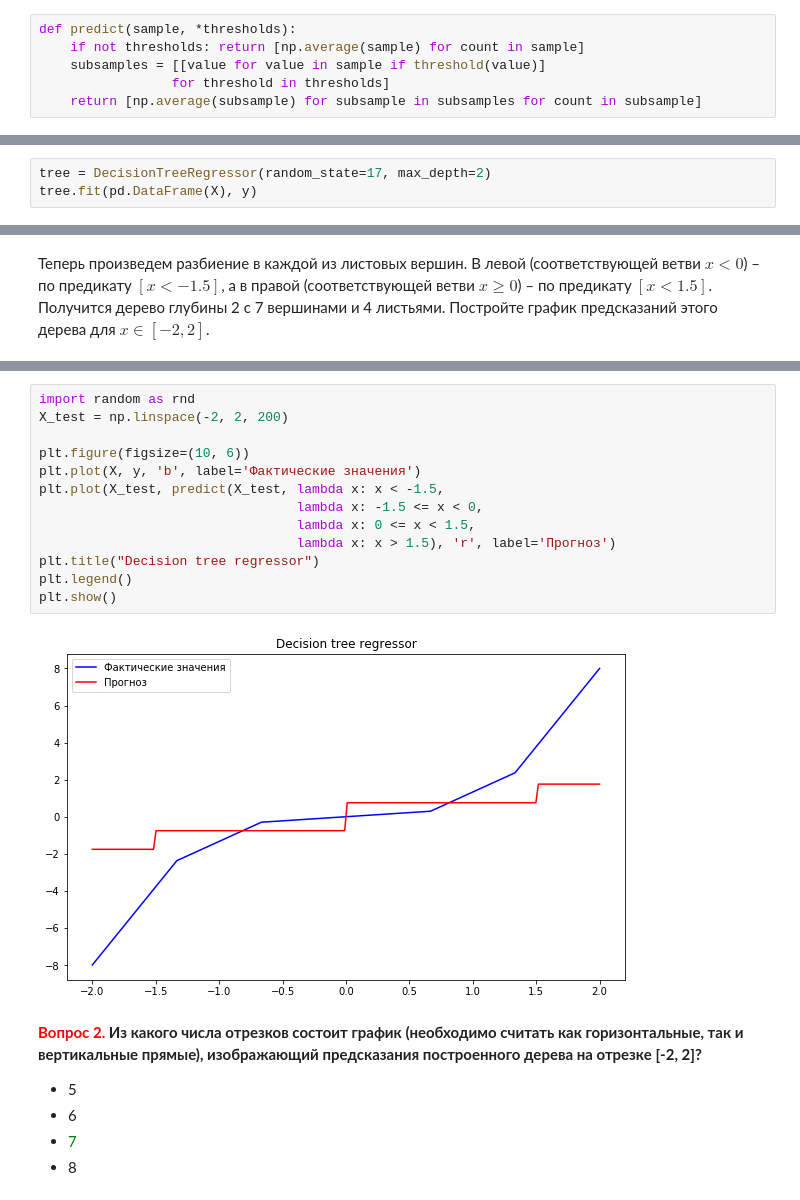
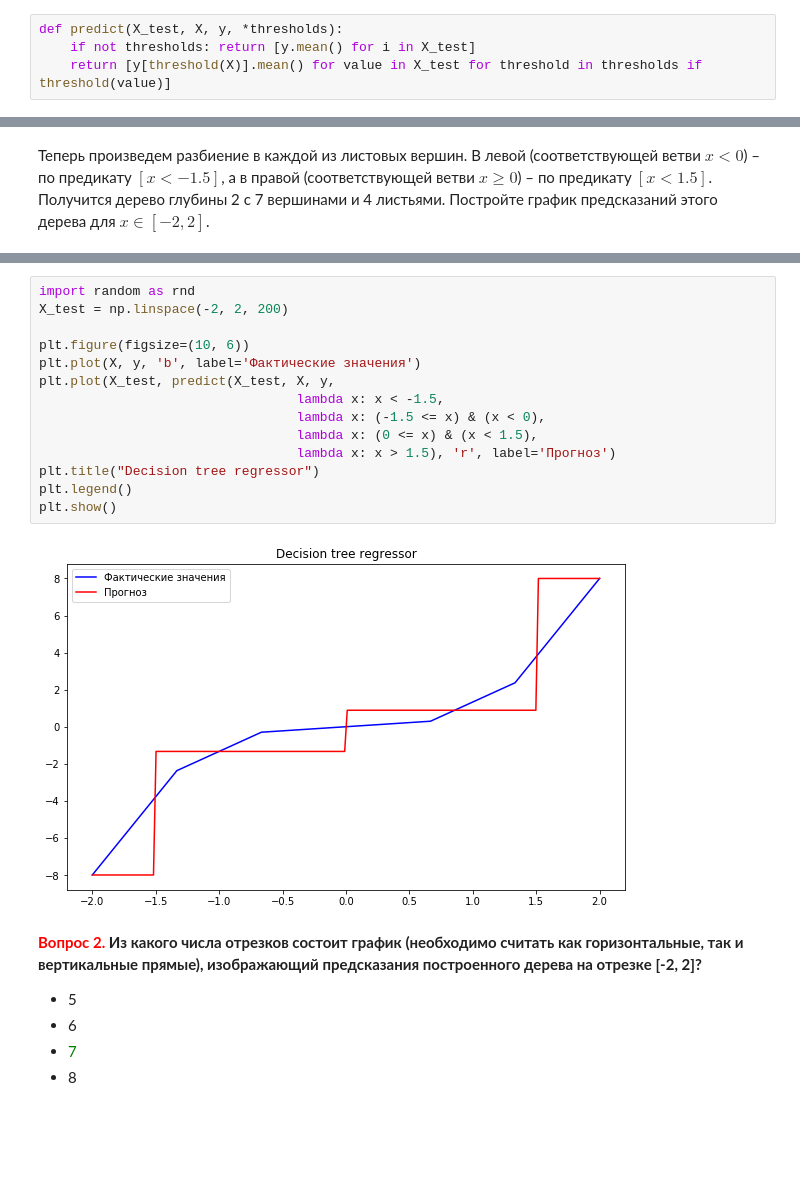
Before and after one commit to bnavras/usml, a Jupyter notebook: hw3/hw3_session3_decision_trees.ipynb, the cells around one changed output, grey strips where cells are left out. Cells and saved outputs as stored; diff of their text form; blank space fills up the shorter version.

```diff
--- a/hw3/hw3_session3_decision_trees.ipynb
+++ b/hw3/hw3_session3_decision_trees.ipynb
@@ -37,9 +37,7 @@ plt.ylabel(r'$y$');
 # %%
 import random as rnd
 X_test = np.linspace(-2, 2, 200)
-# %%
-def predict(sample, *thresholds):
-    if not thresholds: return [np.average(sample) for count in sample]
-    subsamples = [[value for value in sample if threshold(value)]
-                 for threshold in thresholds]
-    return [np.average(subsample) for subsample in subsamples for count in subsample]
+# %%
+def predict(X_test, X, y, *thresholds):
+    if not thresholds: return [y.mean() for i in X_test]
+    return [y[threshold(X)].mean() for value in X_test for threshold in thresholds if threshold(value)]
@@ -93,6 +95,3 @@ plt.title("Q(X, t)")
 plt.show()
 # %% [output]
 [figure]
-# %%
-tree = DecisionTreeRegressor(random_state=17, max_depth=2)
-tree.fit(pd.DataFrame(X), y)
@@ -121,18 +127,19 @@ array([[-2.        , -1.33333333, -0.66666667,  0.        ,  0.66666667,
 # %%
 import random as rnd
 X_test = np.linspace(-2, 2, 200)
 
 plt.figure(figsize=(10, 6))
 plt.plot(X, y, 'b', label='Фактические значения')
-plt.plot(X_test, predict(X_test, lambda x: x < -1.5,
-                                 lambda x: -1.5 <= x < 0,
-                                 lambda x: 0 <= x < 1.5,
+plt.plot(X_test, predict(X_test, X, y,
+                                 lambda x: x < -1.5,
+                                 lambda x: (-1.5 <= x) & (x < 0),
+                                 lambda x: (0 <= x) & (x < 1.5),
                                  lambda x: x > 1.5), 'r', label='Прогноз')
 plt.title("Decision tree regressor")
 plt.legend()
 plt.show()
 # %% [output]
-[figure, old version]
+[figure, new version]
 # %% [markdown]
 **<font color='red'>Вопрос 2.</font> Из какого числа отрезков состоит график (необходимо считать как горизонтальные, так и вертикальные прямые), изображающий предсказания построенного дерева на отрезке [-2, 2]?**
 - 5
```
Also changed, not shown: parts of 13 cells of this notebook, 1 other file.
